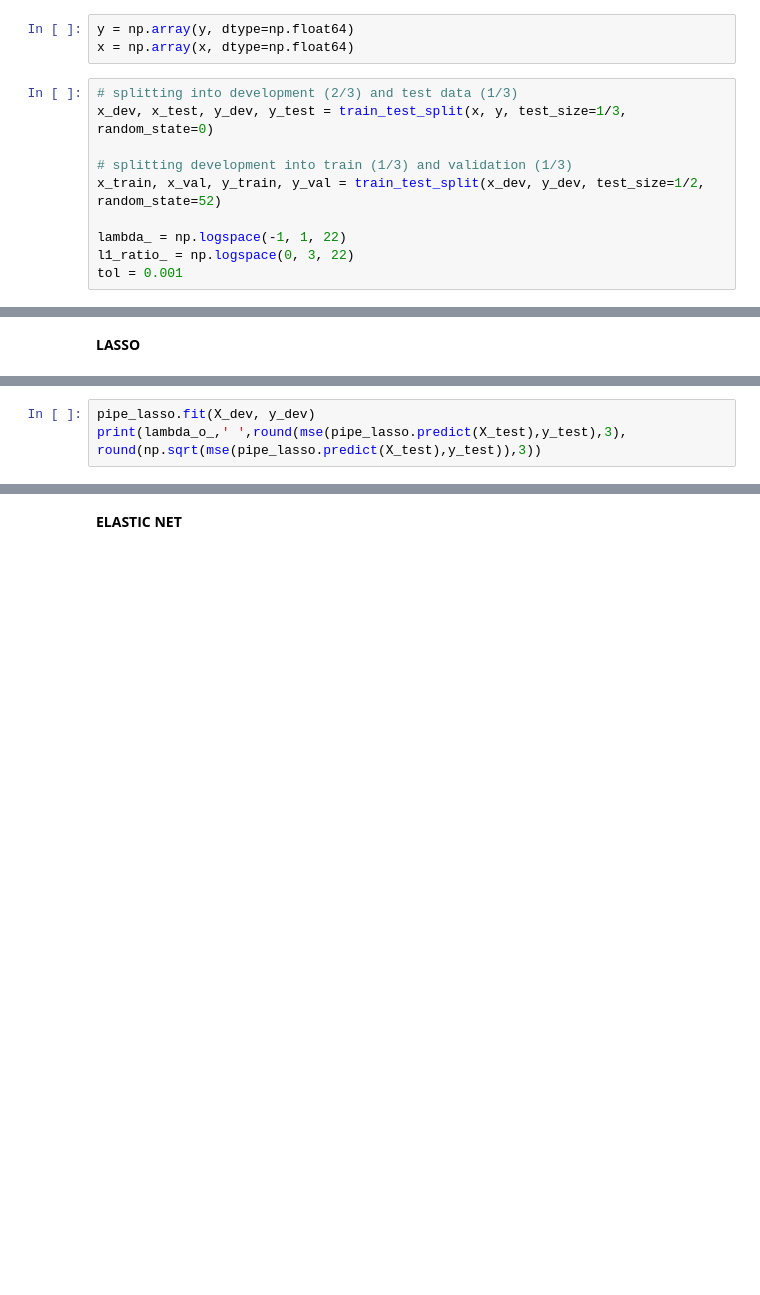
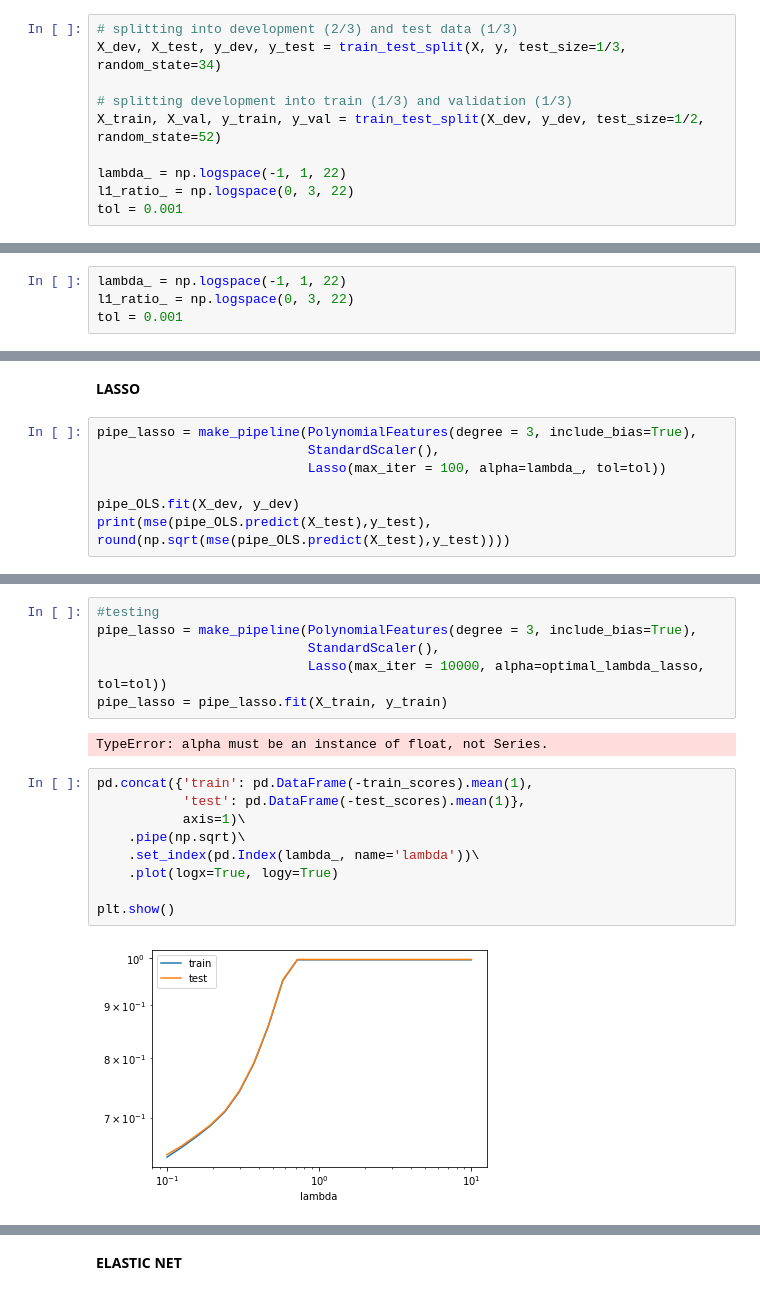
Before and after one commit to txg194/Qwe, a Jupyter notebook: Examproject/Final_dataset.ipynb, the cells around one changed output, grey strips where cells are left out. Drawn from its saved outputs; the diff is of its cells as text; blank space fills up the shorter version.

```diff
--- a/Examproject/Final_dataset.ipynb
+++ b/Examproject/Final_dataset.ipynb
@@ -388,12 +477,9 @@ y
-# %%
-y = np.array(y, dtype=np.float64)
-x = np.array(x, dtype=np.float64)
 # %%
 # splitting into development (2/3) and test data (1/3)
-x_dev, x_test, y_dev, y_test = train_test_split(x, y, test_size=1/3, random_state=0)
+X_dev, X_test, y_dev, y_test = train_test_split(X, y, test_size=1/3, random_state=34)
 
 # splitting development into train (1/3) and validation (1/3)
-x_train, x_val, y_train, y_val = train_test_split(x_dev, y_dev, test_size=1/2, random_state=52)
+X_train, X_val, y_train, y_val = train_test_split(X_dev, y_dev, test_size=1/2, random_state=52)
 
 lambda_ = np.logspace(-1, 1, 22)
 l1_ratio_ = np.logspace(0, 3, 22)
@@ -403,3 +487,7 @@ NameError: name 'train_test_split' is not defined
+# %%
+lambda_ = np.logspace(-1, 1, 22)
+l1_ratio_ = np.logspace(0, 3, 22)
+tol = 0.001
 # %% [markdown]
 **OLS**
 # %%
@@ -412,2 +502,9 @@ print(mse(pipe_OLS.predict(X_test),y_test), round(np.sqrt(mse(pipe_OLS.predict(X
 # %% [markdown]
 **LASSO**
+# %%
+pipe_lasso = make_pipeline(PolynomialFeatures(degree = 3, include_bias=True),
+                           StandardScaler(),
+                           Lasso(max_iter = 100, alpha=lambda_, tol=tol))
+
+pipe_OLS.fit(X_dev, y_dev)
+print(mse(pipe_OLS.predict(X_test),y_test), round(np.sqrt(mse(pipe_OLS.predict(X_test),y_test))))
@@ -432,3 +527,19 @@ lambda_o_ = optimal_lambda_lasso.index
 # %%
-pipe_lasso.fit(X_dev, y_dev)
-print(lambda_o_,' ',round(mse(pipe_lasso.predict(X_test),y_test),3), round(np.sqrt(mse(pipe_lasso.predict(X_test),y_test)),3))
+#testing
+pipe_lasso = make_pipeline(PolynomialFeatures(degree = 3, include_bias=True),
+                           StandardScaler(),
+                           Lasso(max_iter = 10000, alpha=optimal_lambda_lasso, tol=tol))
+pipe_lasso = pipe_lasso.fit(X_train, y_train)
+# %% [output]
+TypeError: alpha must be an instance of float, not Series.
+# %%
+pd.concat({'train': pd.DataFrame(-train_scores).mean(1),
+           'test': pd.DataFrame(-test_scores).mean(1)},
+           axis=1)\
+    .pipe(np.sqrt)\
+    .set_index(pd.Index(lambda_, name='lambda'))\
+    .plot(logx=True, logy=True)
+
+plt.show()
+# %% [output]
+[figure, added]
```
Also changed, not shown: parts of 21 cells of this notebook.
